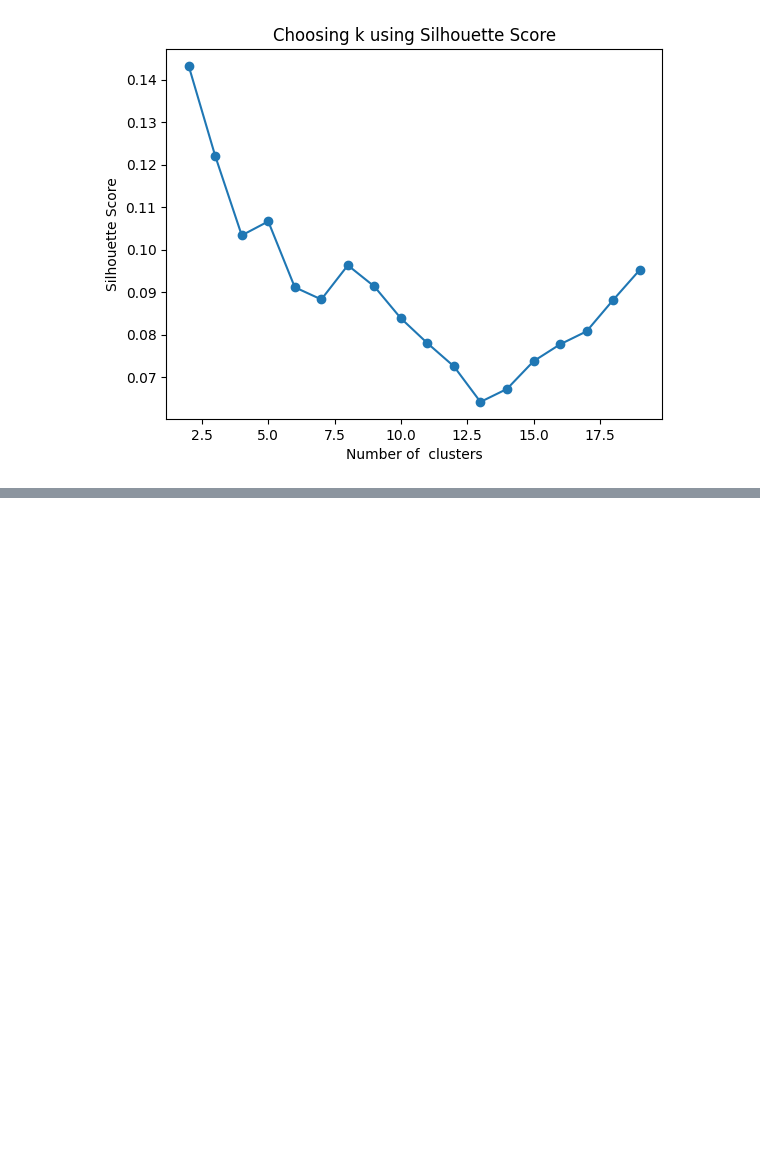
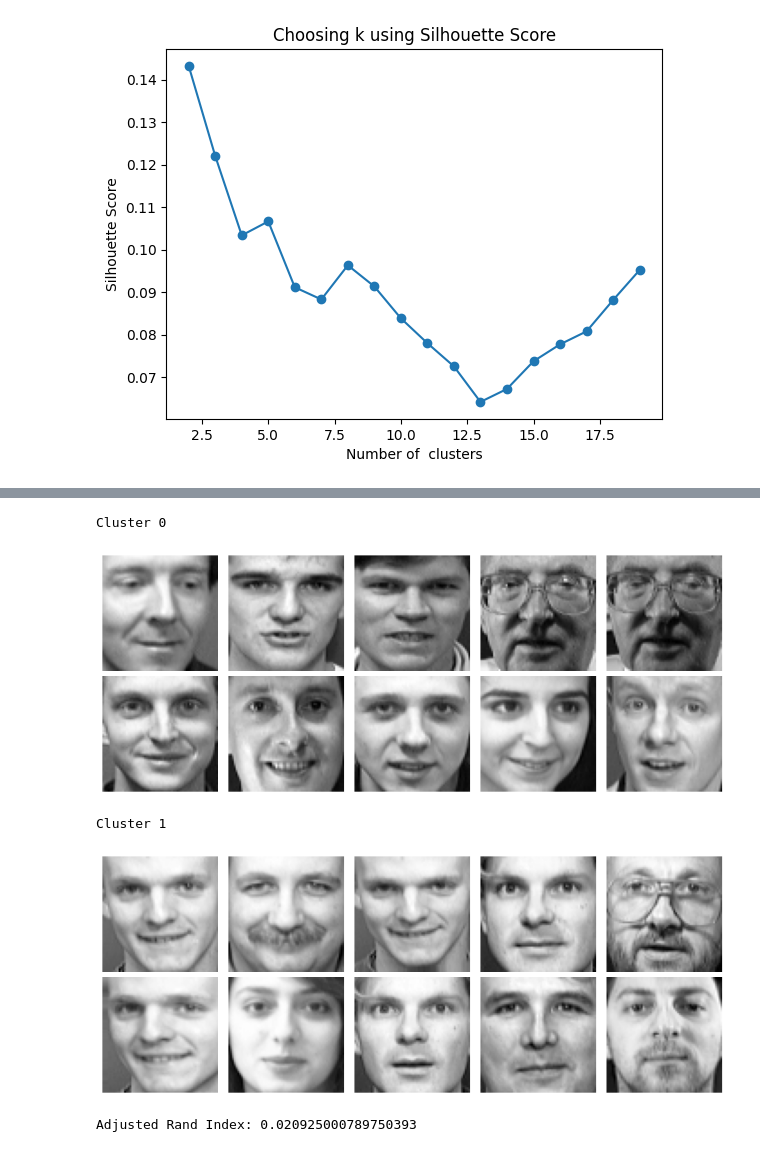
Before and after one commit to shrys1976/ml-practice, a Jupyter notebook: notebooks/unsupervised/faces_clustering.ipynb, the cells around one changed output, grey strips where cells are left out. Saved outputs shown, nothing was run; the diff lists cells and outputs as text; code cells hidden in the pictures; blank space fills up the shorter version.

```diff
--- a/notebooks/unsupervised/faces_clustering.ipynb
+++ b/notebooks/unsupervised/faces_clustering.ipynb
@@ -51,0 +81,18 @@ plt.show()
+# %%
+for cluster_id in range(min(best_k, 5)):
+    cluster_faces = X_train[clusters == cluster_id]
+    if len(cluster_faces) > 0:
+        print(f"Cluster {cluster_id}")
+        plot_faces(cluster_faces.reshape(-1, 64, 64)[:10])
+# %% [output]
+Cluster 0
+[figure, added]
+Cluster 1
+[figure, added]
+# %%
+from sklearn.metrics import adjusted_rand_score
+
+ari = adjusted_rand_score(y_train, clusters)
+print("Adjusted Rand Index:", ari)
+# %% [output]
+Adjusted Rand Index: 0.020925000789750393
```
Also changed, not shown: parts of 4 cells of this notebook, 1 other file.
